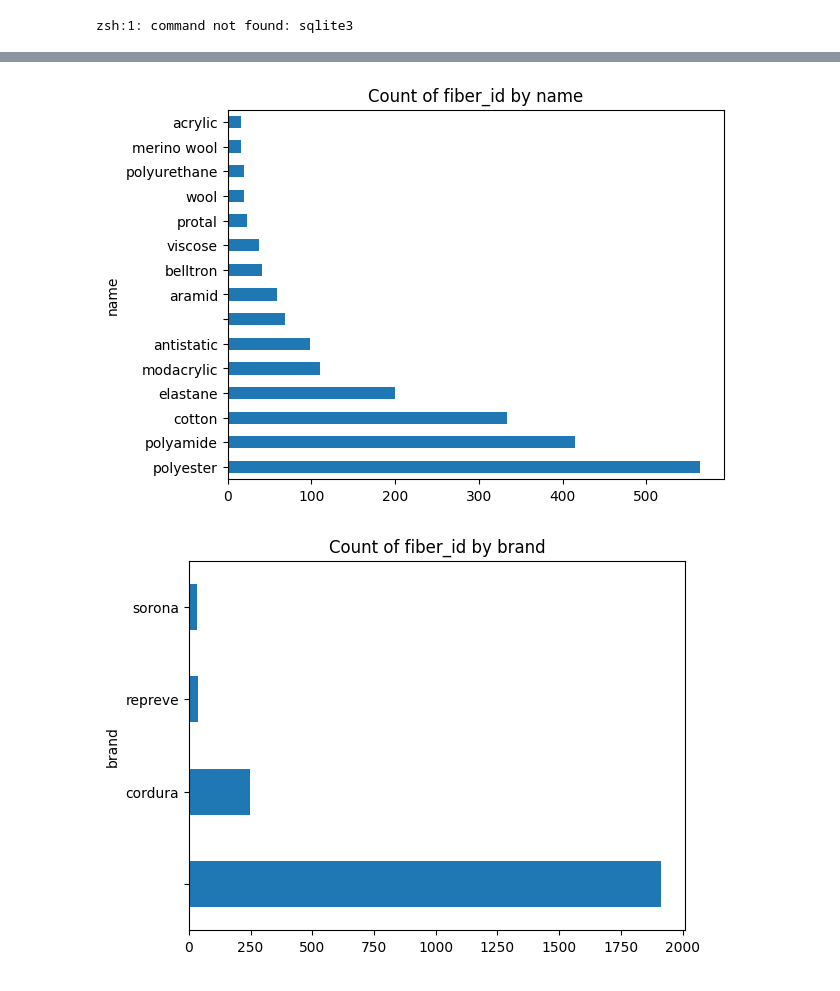
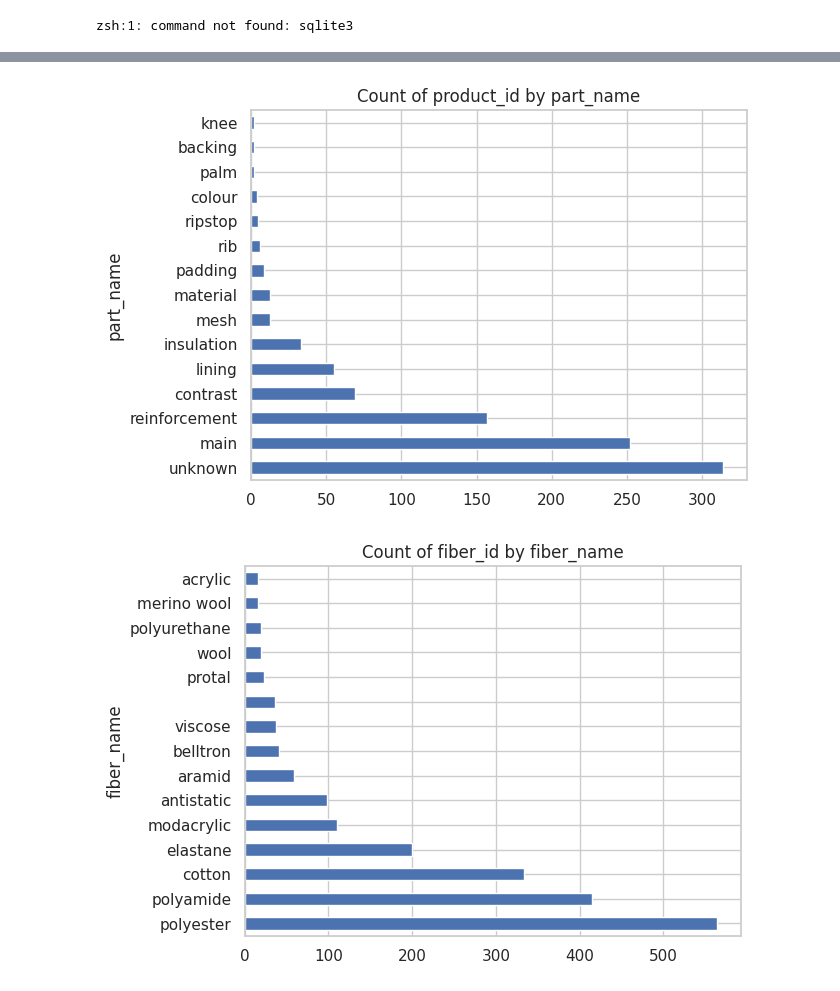
Before and after one commit to Alberthaux/data_parser, a Jupyter notebook: notebook.ipynb, the cells around one changed output, grey strips where cells are left out. Cells and saved outputs as stored; diff of their text form; code cells hidden in the pictures.

```diff
--- a/notebook.ipynb
+++ b/notebook.ipynb
@@ -64,8 +64,9 @@ def plot_count(df, col, id_col):
 
 
 plot_count(products_df, 'product_category', 'product_id')
-plot_count(parts_df, 'name', 'product_id')
-plot_count(fibers_df, 'name', 'fiber_id')
+plot_count(products_df, 'product_sub_category', 'product_id')
+plot_count(parts_df, 'part_name', 'product_id')
+plot_count(fibers_df, 'fiber_name', 'fiber_id')
 plot_count(fibers_df, 'brand', 'fiber_id')
 plot_count(fibers_df, 'made_in_france', 'fiber_id')
 plot_count(fibers_df, 'recycled', 'fiber_id')
@@ -75,2 +76,2 @@ plot_count(fibers_df, 'recycled', 'fiber_id')
-[figure, old version]
+[figure, new version]
-[figure, old version]
+[figure, new version]
```
Also changed, not shown: parts of 6 cells of this notebook, 3 other files.
